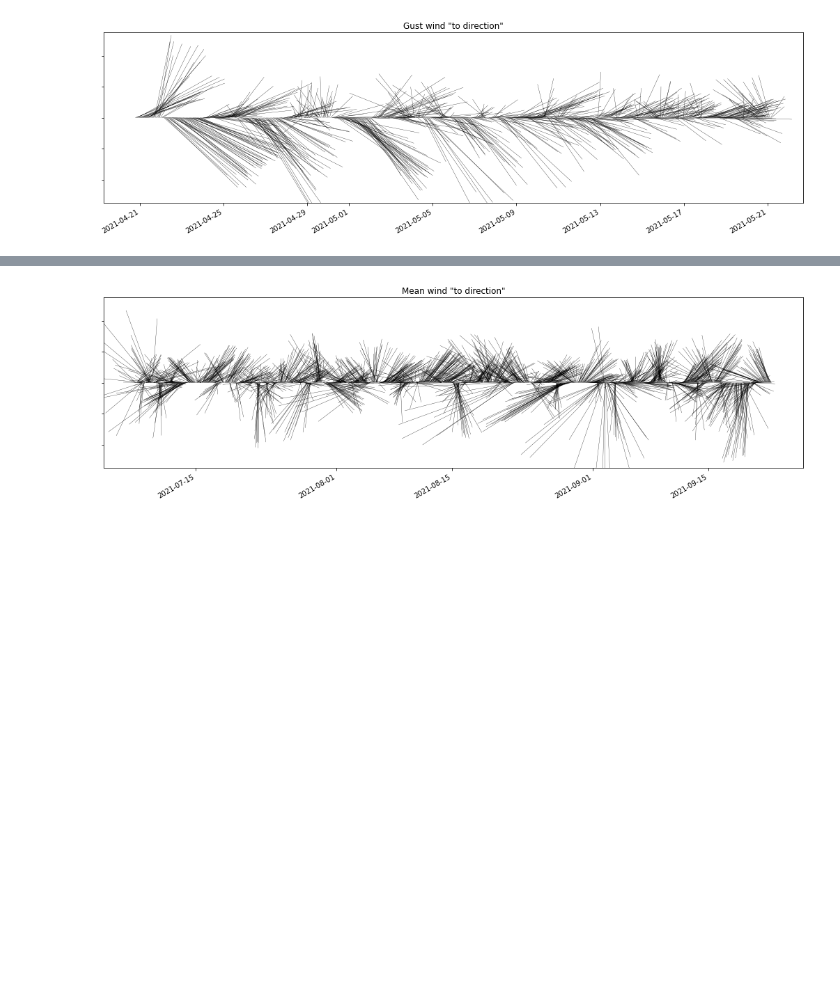
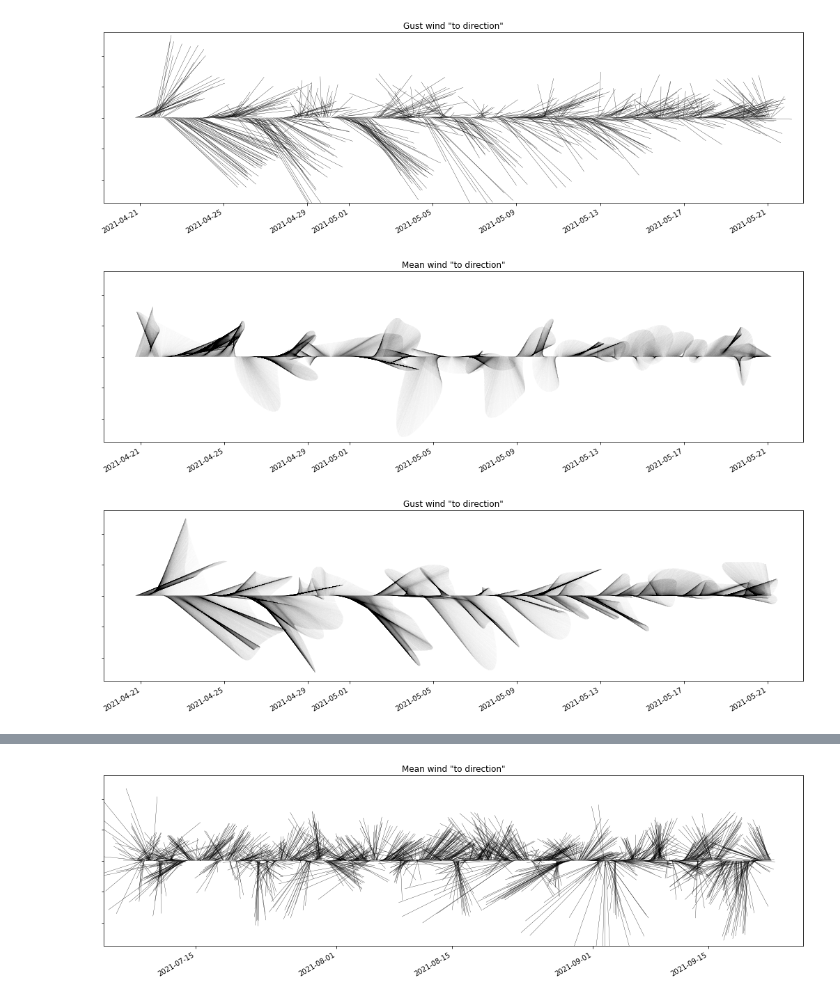
Before and after one commit to odemeo-usgs/projects, a Jupyter notebook: CACO/Marconi_Plots_2021.ipynb, the cells around one changed output, grey strips where cells are left out. Drawn from its saved outputs; the diff is of its cells as text; code cells hidden in the pictures; blank space fills up the shorter version.

Commit message:
Added butterworth filter plots

```diff
--- a/CACO/Marconi_Plots_2021.ipynb
+++ b/CACO/Marconi_Plots_2021.ipynb
@@ -200,6 +212,55 @@ plt.savefig(figpath1128+'1128_StickRollAvg_Gust')
 # %% [output]
 [figure]
 [figure]
+# %%
+# Stick plots with butterworth filter
+
+# Calculate wind components from speed and metereological wind direction (wind from direction)
+u_mean = -wsp_mean1128 * np.sin(np.radians(wdir_mean1128))
+v_mean = -wsp_mean1128 * np.cos(np.radians(wdir_mean1128))
+
+# Butterworth low-pass filter
+u_mean_filt=butterworth(u_mean, 60, 2, 13)
+v_mean_filt=butterworth(v_mean, 60, 2, 13)
+
+props = {'units' : "dots",
+    'width' : 0.003,
+    'headwidth': 0,
+    'headlength': 0,
+    'headaxislength': 0,
+    'scale' : .08
+        }
+fig, ax = plt.subplots(figsize=(18, 5))
+qiv = ax.quiver(time1128, [[0]*len(time1128)] , u_mean_filt, v_mean_filt, angles='uv', **props)
+fig.autofmt_xdate()
+plt.setp(ax.get_yticklabels(), visible=False)
+plt.title('Mean wind "to direction"')
+plt.savefig(figpath1128+'1128_StickButterFilt_Mean')
+
+# Calculate wind components from speed and metereological wind direction (wind from direction)
+u_max = -wsp_max1128 * np.sin(np.radians(wdir_max1128))
+v_max = -wsp_max1128 * np.cos(np.radians(wdir_max1128))
+
+# Butterworth low-pass filter
+u_max_filt=butterworth(u_max, 60, 2, 13)
+v_max_filt=butterworth(v_max, 60, 2, 13)
+
+props = {'units' : "dots",
+    'width' : 0.003,
+    'headwidth': 0,
+    'headlength': 0,
+    'headaxislength': 0,
+    'scale' : .08
+        }
+fig, ax = plt.subplots(figsize=(18, 5))
+qiv = ax.quiver(time1128, [[0]*len(time1128)] , u_max_filt, v_max_filt, angles='uv', **props)
+fig.autofmt_xdate()
+plt.setp(ax.get_yticklabels(), visible=False)
+plt.title('Gust wind "to direction"')
+plt.savefig(figpath1128+'1128_StickButterFilt_Gust')
+# %% [output]
+[figure, added]
+[figure, added]
 # %%
 # Read in mooring 1129A
 ds_1129A = xr.open_dataset(fn2)
```
Also changed, not shown: parts of 10 cells of this notebook, 1 other file.
